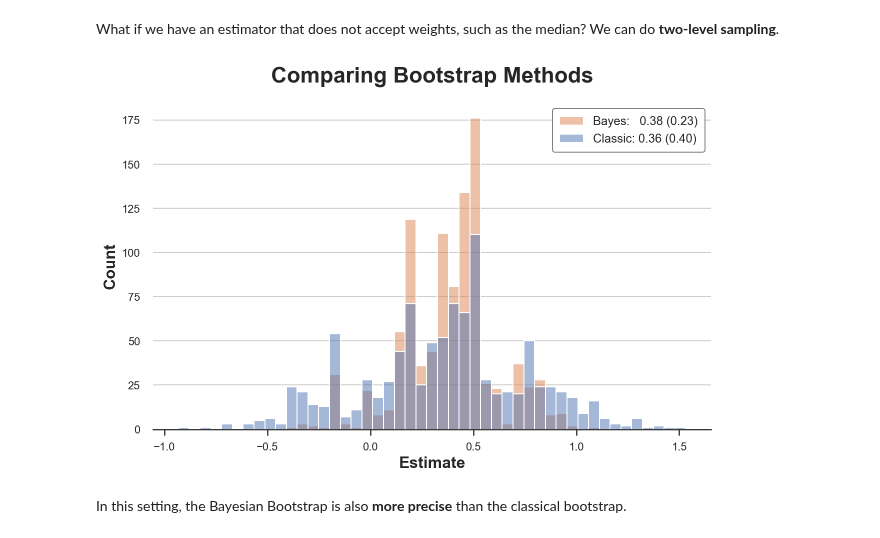
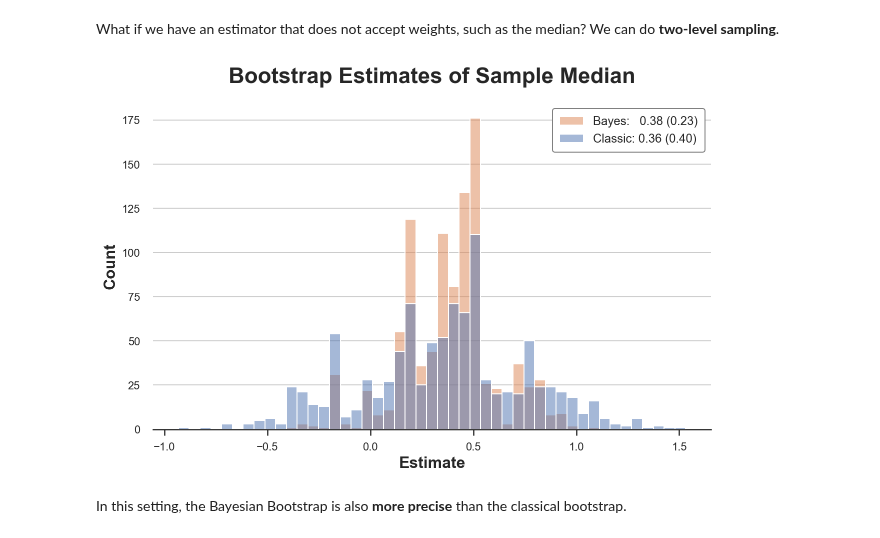
Before and after one commit to matteocourthoud/Blog-Posts, a Jupyter notebook: notebooks/bayes_boot.ipynb, the cells around one changed output. Cells and saved outputs as stored; diff of their text form; code cells hidden in the pictures.

Commit message:
bayes_boot

```diff
--- a/notebooks/bayes_boot.ipynb
+++ b/notebooks/bayes_boot.ipynb
@@ -144,7 +153,7 @@ def bootstrap(boot_method, df, estimator, K):
     r = Parallel(n_jobs=8)(delayed(boot_method)(df, estimator, seed=i) for i in range(K))
     return r
 # %%
-def compare_boot(df, boot1, boot2, estimator, K):
+def compare_boot(df, boot1, boot2, estimator, title, K=1000):
     s1 = bootstrap(boot1, df, estimator, K)
     s2 = bootstrap(boot2, df, estimator, K)
     df = pd.DataFrame({'Estimate': s1 + s2,
@@ -152,5 +161,5 @@ def compare_boot(df, boot1, boot2, estimator, K):
     sns.histplot(data=df, x='Estimate', hue='Estimator')
     plt.legend([f'Bayes:   {np.mean(s2):.2f} ({np.std(s2):.2f})',
                 f'Classic: {np.mean(s1):.2f} ({np.std(s1):.2f})'])
-    plt.title('Comparing Bootstrap Methods')
+    plt.title(f'Bootstrap Estimates of {title}')
 # %%
@@ -199,9 +208,9 @@ def twolv_boot(df, estimator, seed=1):
 # %%
 np.random.seed(1)
 X = pd.Series(np.random.normal(0, 10, 1000))
-compare_boot(X, classic_boot, twolv_boot, np.median, 1000)
+compare_boot(X, classic_boot, twolv_boot, np.median, 'Sample Median')
 # %% [output]
-[figure, old version]
+[figure, new version]
 # %% [markdown]
 In this setting, the Bayesian Bootstrap is also **more precise** than the classical bootstrap.
 # %% [markdown]
```
Also changed, not shown: parts of 13 cells of this notebook, 1 other file.
